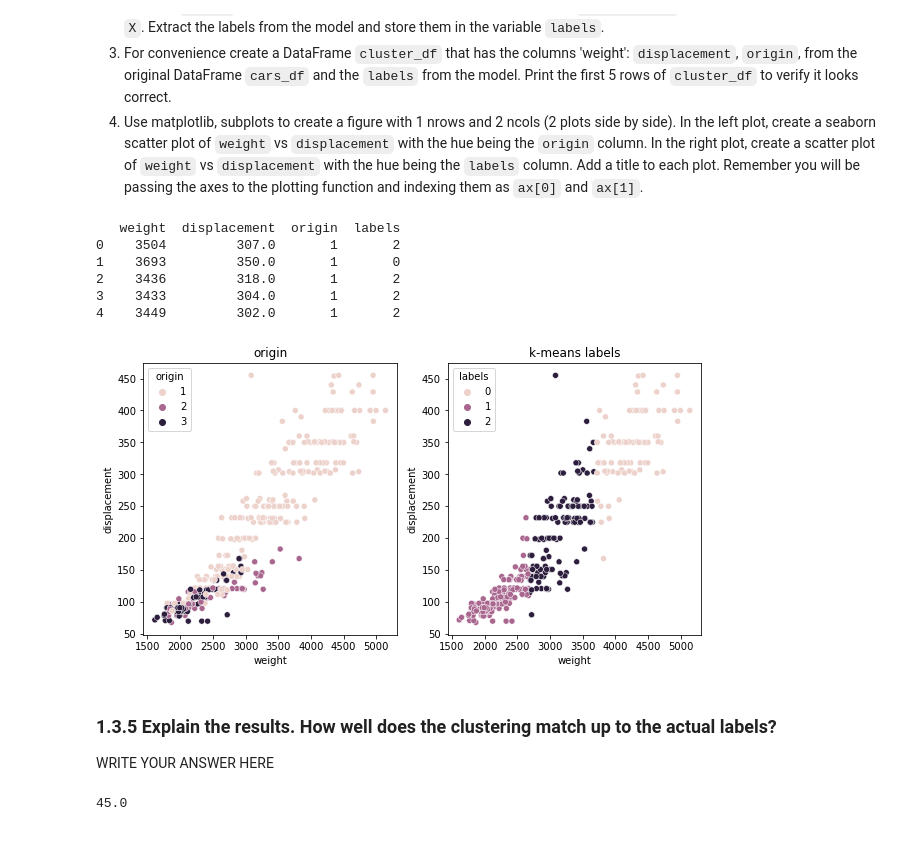
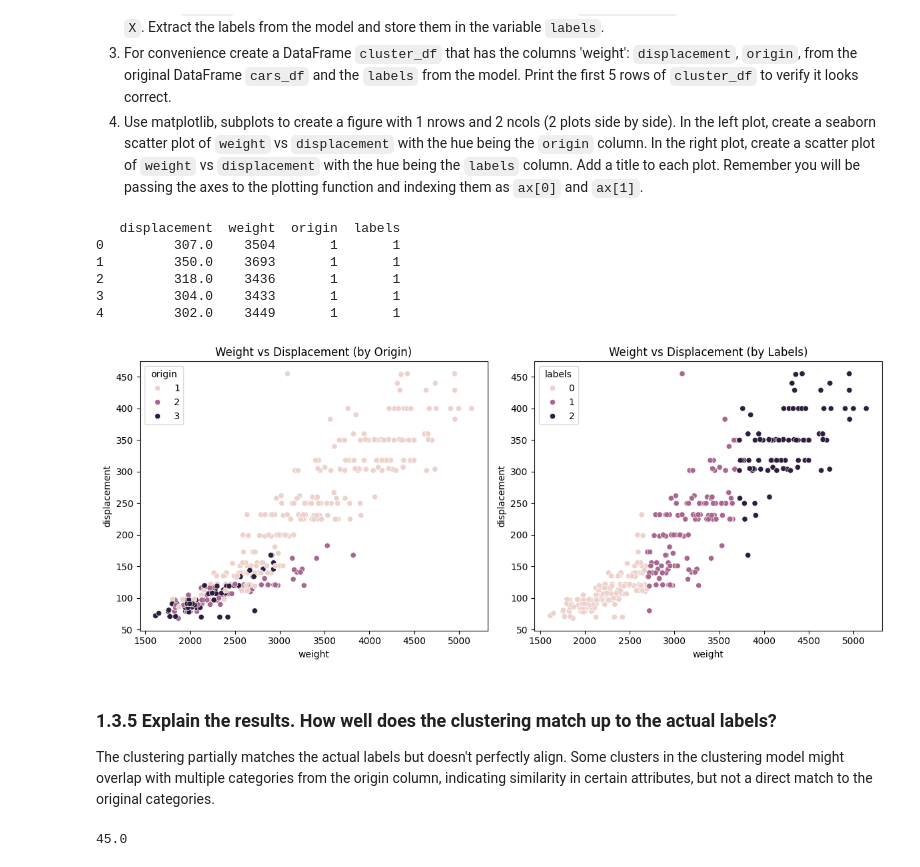
Before and after one commit to DataScienceAndEngineering/final-programming-part-problem-2-Gueli844pt2, a Jupyter notebook: finalProgramPartProb2.ipynb, the cells around one changed output. Saved outputs shown, nothing was run; the diff lists cells and outputs as text; code cells hidden in the pictures.

```diff
--- a/finalProgramPartProb2.ipynb
+++ b/finalProgramPartProb2.ipynb
@@ -29,8 +29,8 @@ Load the data from the URL https://bit.ly/data4mpg and perform inspection tasks.
 Load a csv from the URL https://bit.ly/data4mpg and store it as a pandas DataFrame in the variable `cars_df`.
 # %%
 # 1.1 Load data code here
-
-
+url = 'https://bit.ly/data4mpg'
+cars_df = pd.read_csv(url)
 # Leave the code in this cell below unchanged. Use print if output is desired
 score['1.1'] = 5
 # %% [markdown]
@@ -112,42 +128,50 @@ score['1.2.4'] = 5
 4. Use matplotlib, subplots to create a figure with 1 nrows and 2 ncols (2 plots side by side). In the left plot, create a seaborn scatter plot of `weight` vs `displacement` with the hue being the `origin` column. In the right plot, create a scatter plot of `weight` vs `displacement` with the hue being the `labels` column. Add a title to each plot. Remember you will be passing the axes to the plotting function and indexing them as `ax[0]` and `ax[1]`.
 # %%
 #### 1.3.1
-
-
+input_columns = ['mpg', 'cylinders', 'displacement', 'weight', 'acceleration']
+output_column = ['origin']
+X = cars_df[input_columns].values
+y = cars_df[output_column].values
 # Leave the code in this cell below unchanged. Use print if output is desired
 score['1.3.1'] = 5
 # %%
 #### 1.3.2
-
-
+kmeans = KMeans(n_clusters=3, random_state=42)
+kmeans.fit(X)
+labels = kmeans.labels_
 # Leave the code in this cell below unchanged. Use print if output is desired
 score['1.3.2'] = 5
 # %%
 #### 1.3.3
-
-
+selected_columns = ['displacement', 'weight', 'origin']
+cluster_df = cars_df[selected_columns].copy()
+cluster_df['labels'] = labels
+print(cluster_df.head())
 # Leave the code in this cell below unchanged. Use print if output is desired
 score['1.3.3'] = 5
 # %% [output]
-   weight  displacement  origin  labels
-0    3504         307.0       1       2
-1    3693         350.0       1       0
-2    3436         318.0       1       2
-3    3433         304.0       1       2
-4    3449         302.0       1       2
+   displacement  weight  origin  labels
+0         307.0    3504       1       1
+1         350.0    3693       1       1
+2         318.0    3436       1       1
+3         304.0    3433       1       1
+4         302.0    3449       1       1
 # %%
 #### 1.3.4
-
-
-
+fig, ax = plt.subplots(1, 2, figsize=(12, 5))
+sns.scatterplot(x='weight', y='displacement', hue='origin', data=cluster_df, ax=ax[0])
+ax[0].set_title('Weight vs Displacement (by Origin)')
+sns.scatterplot(x='weight', y='displacement', hue='labels', data=cluster_df, ax=ax[1])
+ax[1].set_title('Weight vs Displacement (by Labels)')
+plt.tight_layout()
+plt.show()
 # Leave the code in this cell below unchanged. Use print if output is desired
 score['1.3.4'] = 5
 # %% [output]
-[figure, old version]
+[figure, new version]
-# %% [markdown]
-### 1.3.5 Explain the results. How well does the clustering match up to the actual labels?
-
-WRITE YOUR ANSWER HERE
+# %% [markdown]
+### 1.3.5 Explain the results. How well does the clustering match up to the actual labels?
+The clustering partially matches the actual labels but doesn't perfectly align. Some clusters in the clustering model might overlap with multiple categories from the origin column, indicating similarity in certain attributes, but not a direct match to the original categories.
 # %%
 # Leave the code in this cell below unchanged. Use print if output is desired
 score['1.3.5'] = 5
```
Also changed, not shown: parts of 4 cells of this notebook.
